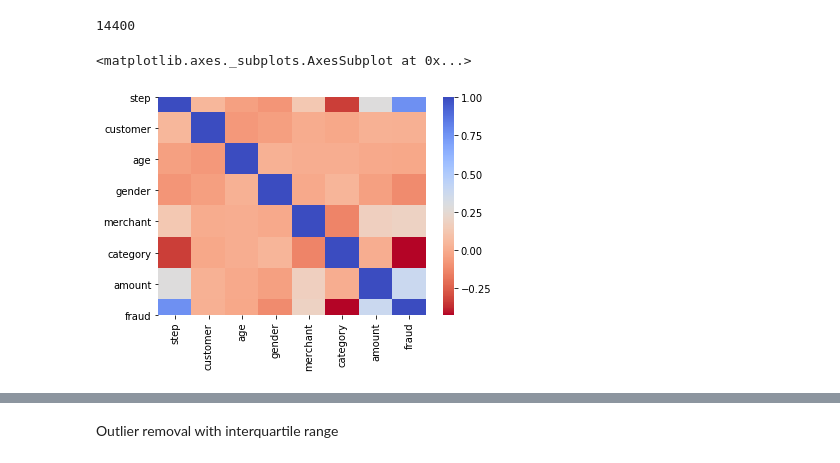
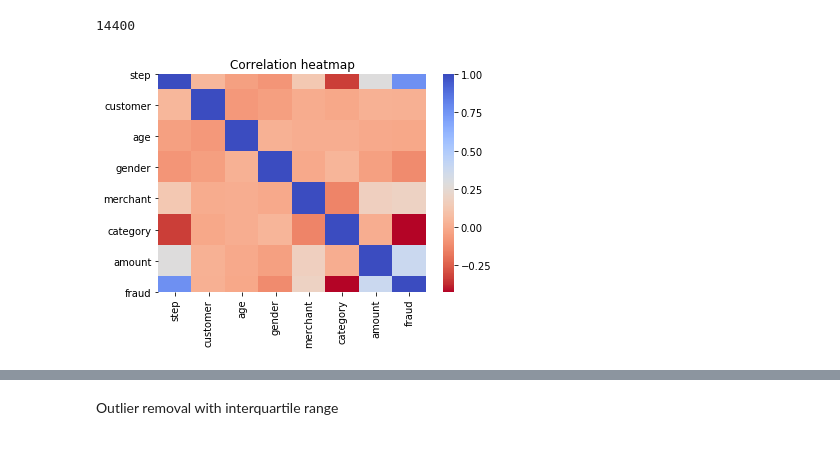
Before and after one commit to vilhjalmur12/CreditCardML2.0, a Jupyter notebook: FeatureExploration/ExplorationNotes.ipynb, the cells around one changed output, grey strips where cells are left out. Drawn from its saved outputs; the diff is of its cells as text; code cells hidden in the pictures.

```diff
--- a/FeatureExploration/ExplorationNotes.ipynb
+++ b/FeatureExploration/ExplorationNotes.ipynb
@@ -8,6 +8,7 @@ from sklearn.preprocessing import LabelEncoder
 
 DATASET_SIZE = 100
 DEBUG = False
+IMG_FOLDER = '../data/img/'
 # %%
 dataset = pd.read_csv('../Data/findata.csv')
 X = dataset.iloc[:, :-1].values
@@ -169,8 +206,10 @@ len(dataframe)
 # %%
 
 sub_sample_corr = dataframe.corr()
-sns.heatmap(sub_sample_corr, cmap='coolwarm_r', annot_kws={'size': 20})
-#ax2.set_title('SubSample Correlation Matrix \n (use for reference)', fontsize=14)
+plot = sns.heatmap(sub_sample_corr, cmap='coolwarm_r', annot_kws={'size': 20})
+plot.set_title('Correlation heatmap')
+fig = plot.get_figure()
+fig.savefig(IMG_FOLDER + 'correlation_heatmap.png')
+plt.show()
 # %% [output]
-<matplotlib.axes._subplots.AxesSubplot at 0x...>
-[figure, old version]
+[figure, new version]
```
Also changed, not shown: parts of 9 cells of this notebook, 11 other files.
